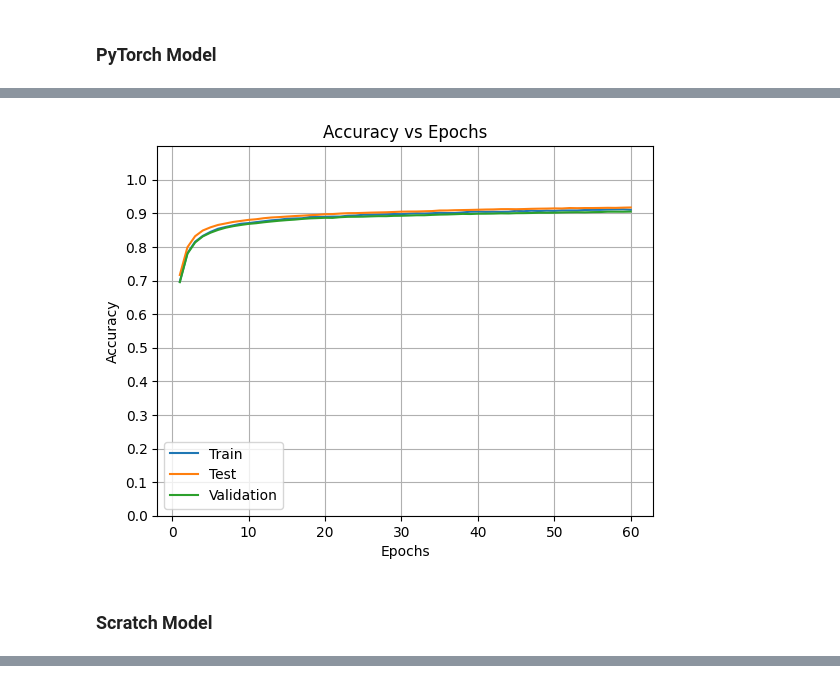
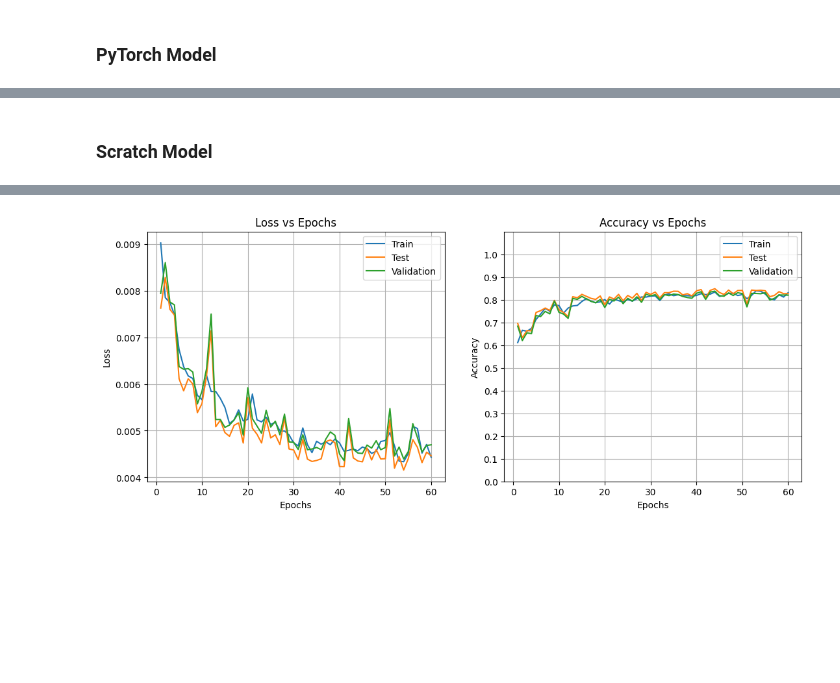
Before and after one commit to divyajeettt/CSE641, a Jupyter notebook: Assignment-1/2021529-A1.ipynb, the cells around one changed output, grey strips where cells are left out. Cells and saved outputs as stored; diff of their text form; code cells hidden in the pictures; blank space fills up the shorter version.

```diff
--- a/Assignment-1/2021529-A1.ipynb
+++ b/Assignment-1/2021529-A1.ipynb
@@ -812,22 +790,7 @@ plt.show()
-# %%
-plt.plot(range(1, EPOCHS+1), model.ACCURACIES[0], label="Train")
-plt.plot(range(1, EPOCHS+1), model.ACCURACIES[1], label="Test")
-plt.plot(range(1, EPOCHS+1), model.ACCURACIES[2], label="Validation")
-
-plt.title("Accuracy vs Epochs")
-plt.xlabel("Epochs")
-plt.ylabel("Accuracy")
-
-plt.ylim(0.5, 1.1)
-plt.yticks(torch.arange(0, 1.1, 0.1))
-plt.legend()
-plt.grid(True)
-plt.show()
-# %% [output]
-[figure, removed]
 # %% [markdown]
 ### **Scratch Model**
 # %%
 model = CustomNeuralNetwork(INPUT_SIZE, HIDDEN_SIZE, OUTPUT_SIZE, activation=Sigmoid)
 model.train([TRAIN_LOADER, TEST_LOADER, VAL_LOADER], EPOCHS, LR, verbose=True)
+plot(model)
 # %% [output]
@@ -834,0 +798 @@ Epoch [60/60], Accuracy: tensor([0.7982, 0.7914, 0.7899]), Loss: tensor([0.0109,
+[figure, added]
```
Also changed, not shown: parts of 26 cells of this notebook.
